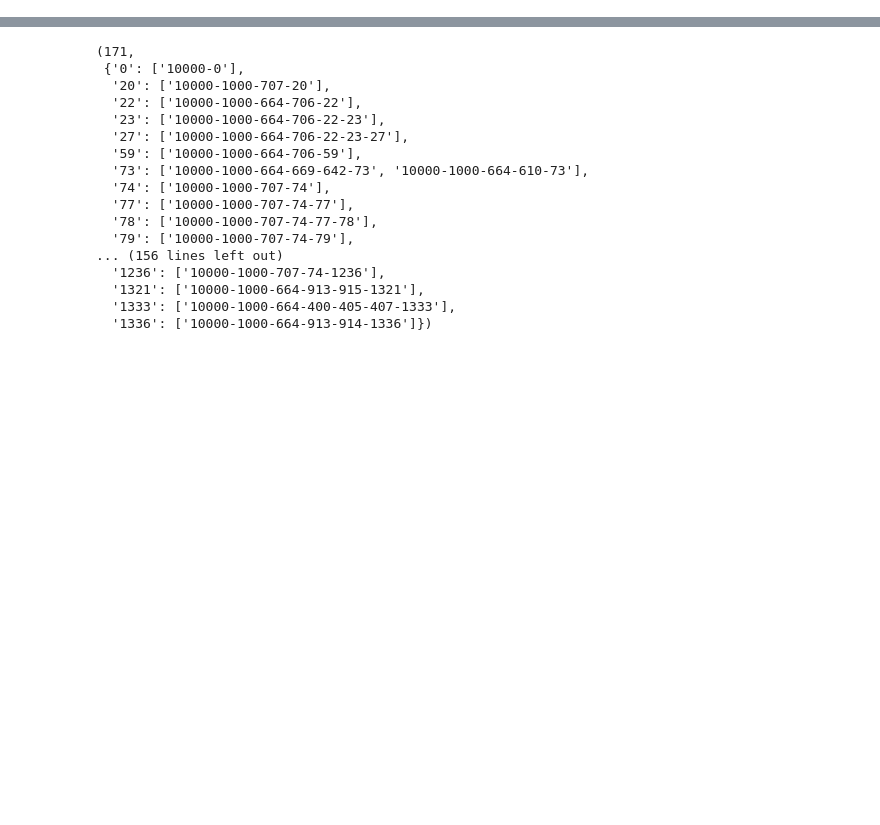
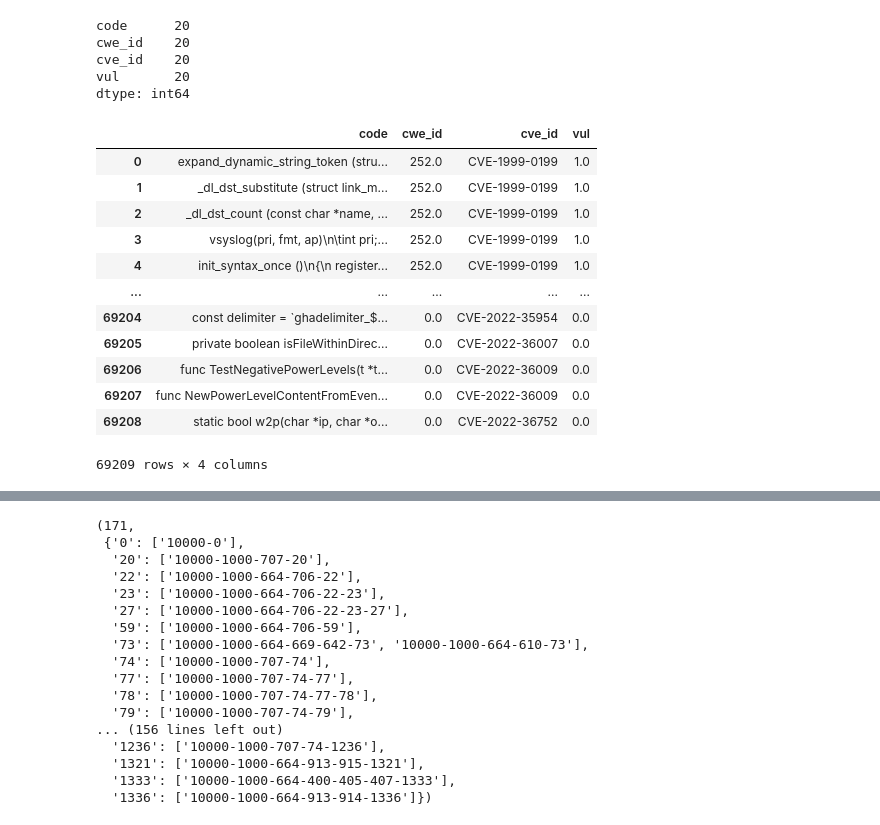
Before and after one commit to seunghee6022/TransVulDet, a Jupyter notebook: data_preprocessing/assign_cwes_and_split_datasets.ipynb, the cells around one changed output, grey strips where cells are left out. Cells and saved outputs as stored; diff of their text form; code cells hidden in the pictures; blank space fills up the shorter version.

```diff
--- a/data_preprocessing/assign_cwes_and_split_datasets.ipynb
+++ b/data_preprocessing/assign_cwes_and_split_datasets.ipynb
@@ -12,3 +13,25 @@ msr = pd.read_csv("Bigvul/MSR.csv")
 # Load the JSON file representing the hierarchical structure
 with open("preprocessed_datasets/debug_datasets/graph_all_paths.json", "r") as json_file:
     cwe_paths = json.load(json_file)
+# %%
+print(cvefixes.isna().sum())
+cvefixes
+# %% [output]
+code      20
+cwe_id    20
+cve_id    20
+vul       20
+dtype: int64
+|  | code | cwe_id | cve_id | vul |
+| 0 | expand_dynamic_string_token (stru... | 252.0 | CVE-1999-0199 | 1.0 |
+| 1 | _dl_dst_substitute (struct link_m... | 252.0 | CVE-1999-0199 | 1.0 |
+| 2 | _dl_dst_count (const char *name, ... | 252.0 | CVE-1999-0199 | 1.0 |
+| 3 | vsyslog(pri, fmt, ap)\n\tint pri;... | 252.0 | CVE-1999-0199 | 1.0 |
+| 4 | init_syntax_once ()\n{\n register... | 252.0 | CVE-1999-0199 | 1.0 |
+| ... | ... | ... | ... | ... |
+| 69204 | const delimiter = `ghadelimiter_$... | 0.0 | CVE-2022-35954 | 0.0 |
+| 69205 | private boolean isFileWithinDirec... | 0.0 | CVE-2022-36007 | 0.0 |
+| 69206 | func TestNegativePowerLevels(t *t... | 0.0 | CVE-2022-36009 | 0.0 |
+| 69207 | func NewPowerLevelContentFromEven... | 0.0 | CVE-2022-36009 | 0.0 |
+| 69208 | static bool w2p(char *ip, char *o... | 0.0 | CVE-2022-36752 | 0.0 |
+69209 rows × 4 columns
```
Also changed, not shown: parts of 32 cells of this notebook, 7 other files.
